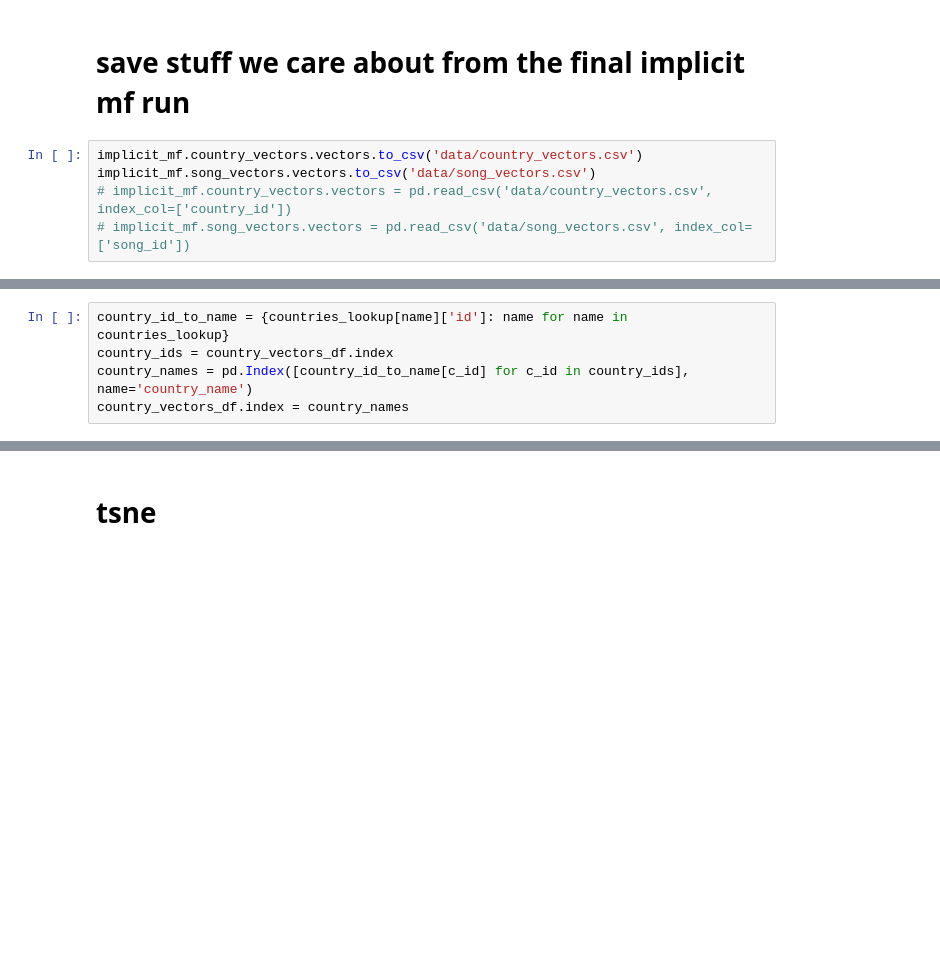
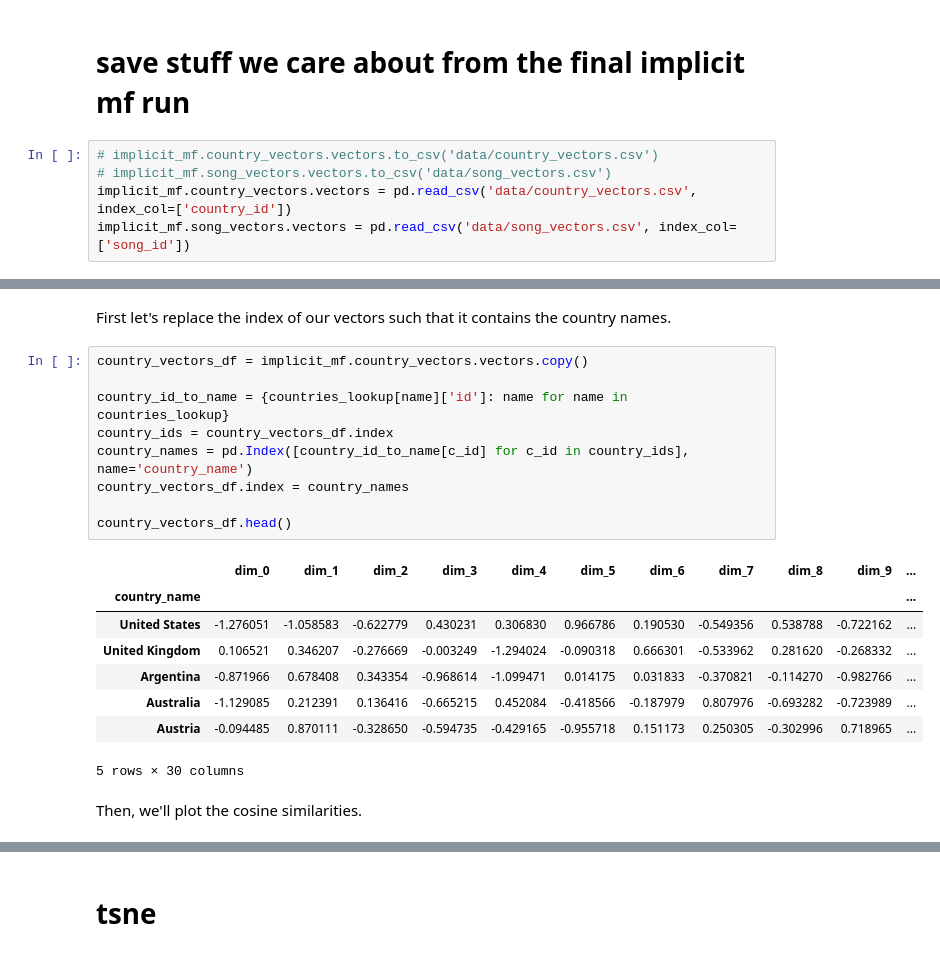
Before and after one commit to cavaunpeu/dotify, a Jupyter notebook: notebooks/neural_implicit_mf.ipynb, the cells around one changed output, grey strips where cells are left out. Drawn from its saved outputs; the diff is of its cells as text; blank space fills up the shorter version.

```diff
--- a/notebooks/neural_implicit_mf.ipynb
+++ b/notebooks/neural_implicit_mf.ipynb
@@ -321,7 +321,7 @@ implicit_mf.run()
 # %% [markdown]
 # save stuff we care about from the final implicit mf run
 # %%
-implicit_mf.country_vectors.vectors.to_csv('data/country_vectors.csv')
-implicit_mf.song_vectors.vectors.to_csv('data/song_vectors.csv')
-# implicit_mf.country_vectors.vectors = pd.read_csv('data/country_vectors.csv', index_col=['country_id'])
-# implicit_mf.song_vectors.vectors = pd.read_csv('data/song_vectors.csv', index_col=['song_id'])
+# implicit_mf.country_vectors.vectors.to_csv('data/country_vectors.csv')
+# implicit_mf.song_vectors.vectors.to_csv('data/song_vectors.csv')
+implicit_mf.country_vectors.vectors = pd.read_csv('data/country_vectors.csv', index_col=['country_id'])
+implicit_mf.song_vectors.vectors = pd.read_csv('data/song_vectors.csv', index_col=['song_id'])
@@ -336,6 +335,23 @@ sns.set(style="white")
+# %% [markdown]
+First let's replace the index of our vectors such that it contains the country names.
 # %%
+country_vectors_df = implicit_mf.country_vectors.vectors.copy()
+
 country_id_to_name = {countries_lookup[name]['id']: name for name in countries_lookup}
 country_ids = country_vectors_df.index
 country_names = pd.Index([country_id_to_name[c_id] for c_id in country_ids], name='country_name')
 country_vectors_df.index = country_names
+
+country_vectors_df.head()
+# %% [output]
+|  | dim_0 | dim_1 | dim_2 | dim_3 | dim_4 | dim_5 | dim_6 | dim_7 | dim_8 | dim_9 | ... |
+| country_name |  |  |  |  |  |  |  |  |  |  | ... |
+| United States | -1.276051 | -1.058583 | -0.622779 | 0.430231 | 0.306830 | 0.966786 | 0.190530 | -0.549356 | 0.538788 | -0.722162 | ... |
+| United Kingdom | 0.106521 | 0.346207 | -0.276669 | -0.003249 | -1.294024 | -0.090318 | 0.666301 | -0.533962 | 0.281620 | -0.268332 | ... |
+| Argentina | -0.871966 | 0.678408 | 0.343354 | -0.968614 | -1.099471 | 0.014175 | 0.031833 | -0.370821 | -0.114270 | -0.982766 | ... |
+| Australia | -1.129085 | 0.212391 | 0.136416 | -0.665215 | 0.452084 | -0.418566 | -0.187979 | 0.807976 | -0.693282 | -0.723989 | ... |
+| Austria | -0.094485 | 0.870111 | -0.328650 | -0.594735 | -0.429165 | -0.955718 | 0.151173 | 0.250305 | -0.302996 | 0.718965 | ... |
+5 rows × 30 columns
+# %% [markdown]
+Then, we'll plot the cosine similarities.
 # %%
```
Also changed, not shown: parts of 8 cells of this notebook.
